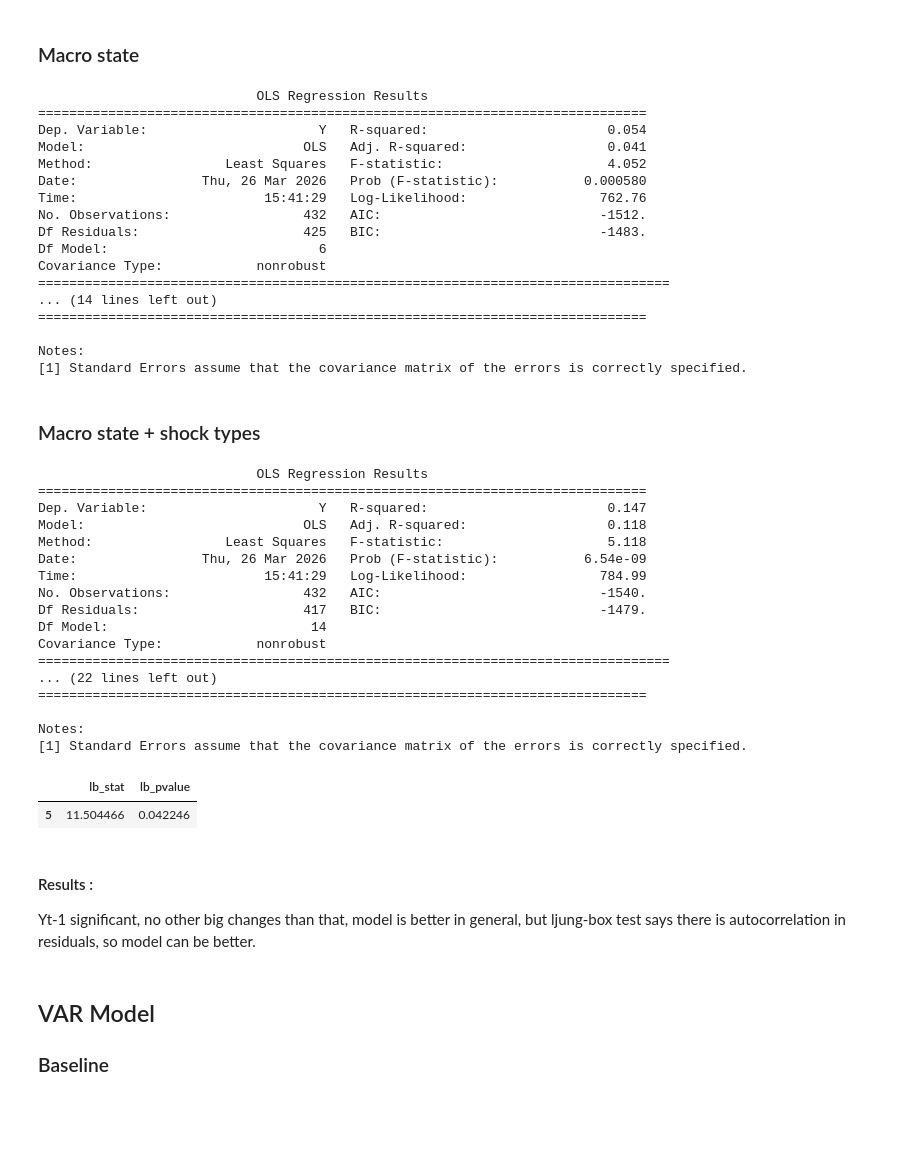
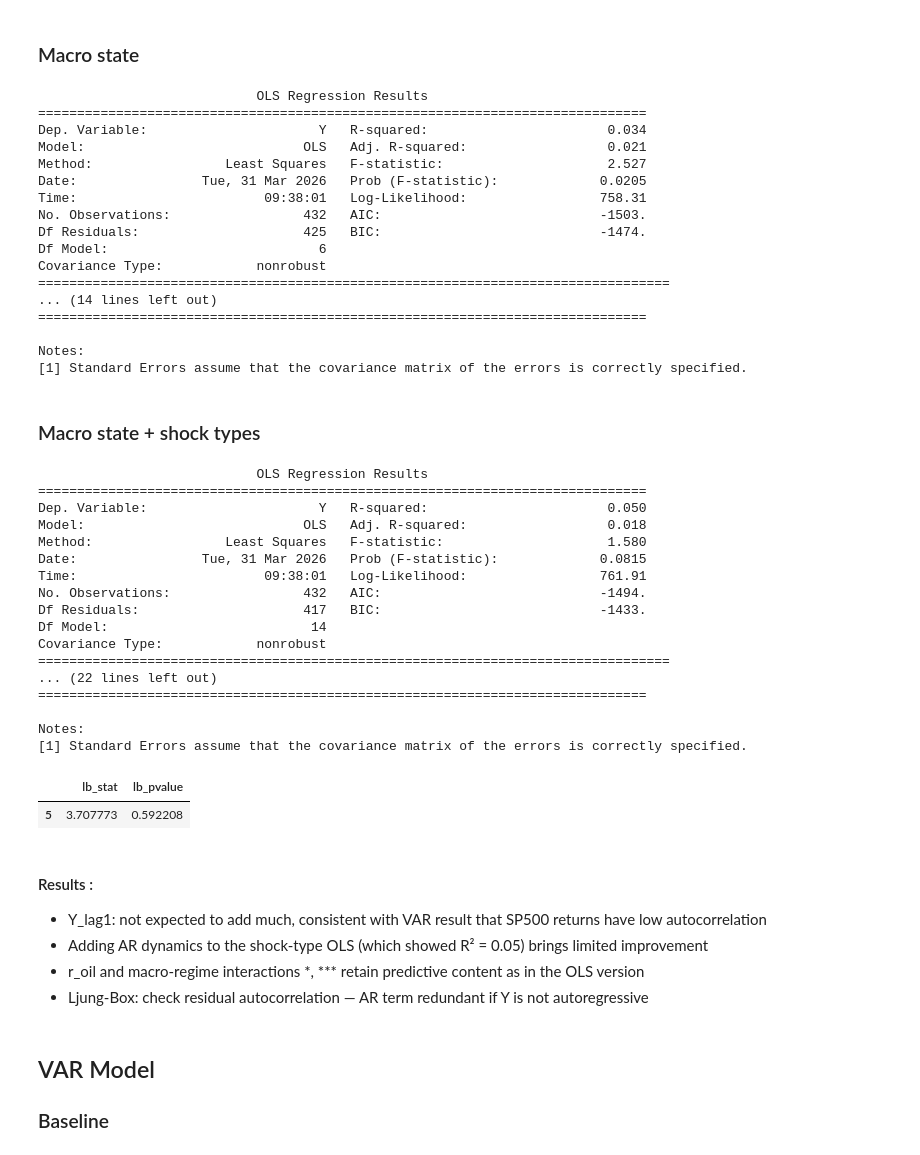
Before and after one commit to 0iseau/EMiF-Project, a Jupyter notebook: notebooks/regression_models.ipynb, the cells around one changed output. Saved outputs shown, nothing was run; the diff lists cells and outputs as text; code cells hidden in the pictures; blank space fills up the shorter version.

Commit message:
Add final conclusion and models comparison

```diff
--- a/notebooks/regression_models.ipynb
+++ b/notebooks/regression_models.ipynb
@@ -219,14 +227,15 @@ Not significative :
 ### Optimizing AR : solving for p
 # %%
 p_max = 12
-base = pd.concat([log_returns_SP_monthly.rename("Y"), log_returns_WTI_monthly.rename("r_oil")], axis=1).dropna()
+base = pd.concat([log_returns_SP_monthly.rename("Y"), log_returns_WTI_monthly.rename("r_oil")], axis=1)
 rows = []
 for p in range(1, p_max + 1):
     d = base.copy()
+    d["r_oil_lag1"] = d["r_oil"].shift(1)   # r_oil_{t-1}: known at forecast time
     for lag in range(1, p + 1):
         d[f"Y_lag{lag}"] = d["Y"].shift(lag)
     d = d.dropna()
-    X_p = sm.add_constant(d[[f"Y_lag{lag}" for lag in range(1, p + 1)] + ["r_oil"]])
+    X_p = sm.add_constant(d[[f"Y_lag{lag}" for lag in range(1, p + 1)] + ["r_oil_lag1"]])
     m = sm.OLS(d["Y"], X_p).fit()
     rows.append({"p": p, "AIC": round(m.aic, 2), "BIC": round(m.bic, 2)})
 
@@ -287,25 +298,30 @@ Notes:
 # %% [markdown]
 ### Macro state
 # %%
+X_ar2_cols = ["r_oil", "r_oil_x_D_exp", "r_oil_x_D_con", "D_exp", "D_con"]
 
-df_ar2 = df_reg.copy()
+df_ar2 = df_reg[["Y"] + X_ar2_cols].copy()
 df_ar2["Y_lag1"] = df_ar2["Y"].shift(1)
+# Lag all external predictors to t-1
+for col in X_ar2_cols:
+    df_ar2[col] = df_ar2[col].shift(1)
 df_ar2 = df_ar2.dropna()
 
-X_ar2 = df_ar2[["Y_lag1", "r_oil", "r_oil_x_D_exp", "r_oil_x_D_con", "D_exp", "D_con"]]
+# Predictive regression: Y_t = f(Y_{t-1}, X_{t-1})
+X_ar2 = df_ar2[["Y_lag1"] + X_ar2_cols]
 y_ar2 = df_ar2["Y"]
 
 print(ols(X_ar2, y_ar2))
 # %% [output]
                             OLS Regression Results
 ==============================================================================
-Dep. Variable:                      Y   R-squared:                       0.054
-Model:                            OLS   Adj. R-squared:                  0.041
-Method:                 Least Squares   F-statistic:                     4.052
-Date:                Thu, 26 Mar 2026   Prob (F-statistic):           0.000580
-Time:                        15:41:29   Log-Likelihood:                 762.76
-No. Observations:                 432   AIC:                            -1512.
-Df Residuals:                     425   BIC:                            -1483.
+Dep. Variable:                      Y   R-squared:                       0.034
+Model:                            OLS   Adj. R-squared:                  0.021
+Method:                 Least Squares   F-statistic:                     2.527
+Date:                Tue, 31 Mar 2026   Prob (F-statistic):             0.0205
+Time:                        09:38:01   Log-Likelihood:                 758.31
+No. Observations:                 432   AIC:                            -1503.
+Df Residuals:                     425   BIC:                            -1474.
 Df Model:                           6
 Covariance Type:            nonrobust
 =================================================================================
@@ -317,47 +333,58 @@ Notes:
 # %% [markdown]
 ### Macro state + shock types
 # %%
-df_ar3 = df3.copy()
+shock_cols_ar     = [c for c in df3.columns if c in ["D_sup", "D_dem", "D_geo"]]
+shock_int_cols_ar = [f"r_oil_x_{c}" for c in shock_cols_ar if f"r_oil_x_{c}" in df3.columns]
+
+X_ar3_ext = (
+    ["r_oil", "r_oil_x_D_exp", "r_oil_x_D_con", "D_exp", "D_con"]
+    + shock_cols_ar + shock_int_cols_ar
+    + ["CreditSpread", "Slope"]
+)
+
+df_ar3 = df3[["Y"] + X_ar3_ext].copy()
 df_ar3["Y_lag1"] = df_ar3["Y"].shift(1)
+# Lag all external predictors to t-1
+for col in X_ar3_ext:
+    df_ar3[col] = df_ar3[col].shift(1)
 
-shock_cols_ar = [c for c in df_ar3.columns if c in ["D_sup", "D_dem", "D_geo"]]
-shock_int_cols_ar = [f"r_oil_x_{c}" for c in shock_cols_ar if f"r_oil_x_{c}" in df_ar3.columns]
-
-X_ar3_cols = ["Y_lag1", "r_oil", "r_oil_x_D_exp", "r_oil_x_D_con", "D_exp", "D_con"] + shock_cols_ar + shock_int_cols_ar + ["CreditSpread", "Slope"]
+X_ar3_cols = ["Y_lag1"] + X_ar3_ext
 X_ar3 = df_ar3[X_ar3_cols].dropna()
 y_ar3 = df_ar3.loc[X_ar3.index, "Y"]
 
+# Predictive regression: Y_t = f(Y_{t-1}, X_{t-1})
 print(ols(X_ar3, y_ar3))
 
 model = sm.OLS(y_ar3, sm.add_constant(X_ar3)).fit()
 
 from statsmodels.stats.diagnostic import acorr_ljungbox
-
 acorr_ljungbox(model.resid, lags=[5], return_df=True)
 # %% [output]
                             OLS Regression Results
 ==============================================================================
-Dep. Variable:                      Y   R-squared:                       0.147
-Model:                            OLS   Adj. R-squared:                  0.118
-Method:                 Least Squares   F-statistic:                     5.118
-Date:                Thu, 26 Mar 2026   Prob (F-statistic):           6.54e-09
-Time:                        15:41:29   Log-Likelihood:                 784.99
-No. Observations:                 432   AIC:                            -1540.
-Df Residuals:                     417   BIC:                            -1479.
+Dep. Variable:                      Y   R-squared:                       0.050
+Model:                            OLS   Adj. R-squared:                  0.018
+Method:                 Least Squares   F-statistic:                     1.580
+Date:                Tue, 31 Mar 2026   Prob (F-statistic):             0.0815
+Time:                        09:38:01   Log-Likelihood:                 761.91
+No. Observations:                 432   AIC:                            -1494.
+Df Residuals:                     417   BIC:                            -1433.
 Df Model:                          14
 Covariance Type:            nonrobust
 =================================================================================
 ... (22 lines left out)
 ==============================================================================
 
 Notes:
 [1] Standard Errors assume that the covariance matrix of the errors is correctly specified.
 |  | lb_stat | lb_pvalue |
-| 5 | 11.504466 | 0.042246 |
+| 5 | 3.707773 | 0.592208 |
 # %% [markdown]
 #### Results :
-Yt-1 significant, no other big changes than that, model is better in general, but ljung-box test says there is autocorrelation in residuals,
-so model can be better.
+- Y_lag1: not expected to add much, consistent with VAR result that SP500 returns have low autocorrelation
+- Adding AR dynamics to the shock-type OLS (which showed R² = 0.05) brings limited improvement
+- r_oil and macro-regime interactions *, *** retain predictive content as in the OLS version
+- Ljung-Box: check residual autocorrelation — AR term redundant if Y is not autoregressive
 # %% [markdown]
 ## VAR Model
 ### Baseline
```
Also changed, not shown: parts of 25 cells of this notebook, 1 other file.
